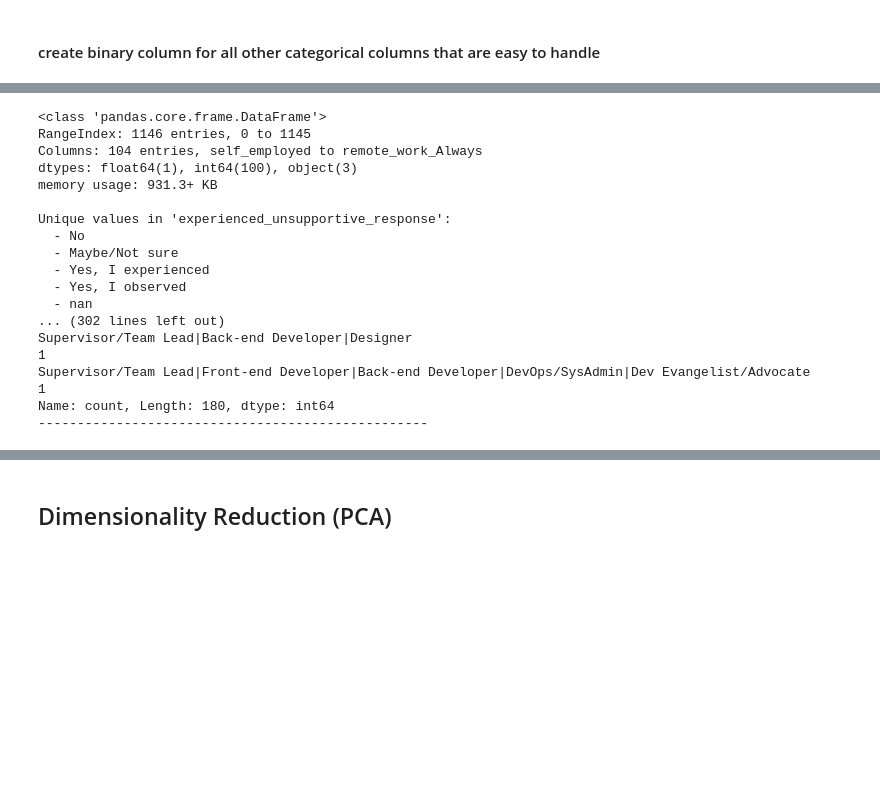
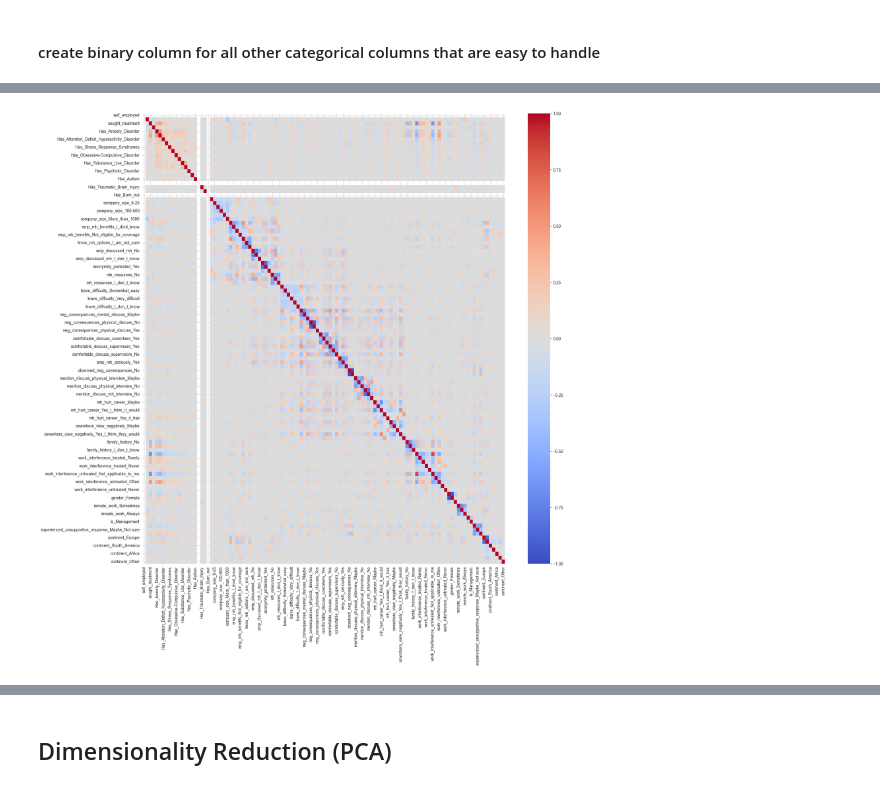
Before and after one commit to KonradKlein91/ml_unservised_learning, a Jupyter notebook: main.ipynb, the cells around one changed output, grey strips where cells are left out. Saved outputs shown, nothing was run; the diff lists cells and outputs as text; code cells hidden in the pictures; blank space fills up the shorter version.

Commit message:
finalize converting df to binary columns

```diff
--- a/main.ipynb
+++ b/main.ipynb
@@ -523,0 +516,20 @@ df.head()
+# %%
+def categorize_position(position):
+    roles = position.split('|')
+
+    it_roles = ['Back-end Developer', 'Front-end Developer', 'DevOps/SysAdmin', 'Dev Evangelist/Advocate']
+    management_roles = ['Executive Leadership', 'Supervisor/Team Lead']
+
+    is_it_role = 1 if any(role in it_roles for role in roles) else 0
+    is_management = 1 if any(role in management_roles for role in roles) else 0
+
+    return is_it_role, is_management
+
+# Assuming your dataframe is named 'df' and the column is named 'position'
+df['Is_IT_Role'], df['Is_Management'] = zip(*df['position'].apply(categorize_position))
+
+# Display the results
+print(df[['position', 'Is_IT_Role', 'Is_Management']].head(10))
+
+# Drop the original 'position' column
+df = df.drop(columns=['position'])
@@ -523,0 +587,3 @@ df.head()
+# %%
+# Convert tech_company column to integer type
+df['tech_company'] = df['tech_company'].astype(int)
@@ -524,36 +676,7 @@ df.head()
 # %%
-df.info()
-df.head()
-# Get all categorical columns
-categorical_columns = df.select_dtypes(include=['object']).columns
-
-# Print unique values for each categorical column
-for column in categorical_columns:
-    print(f"\nUnique values in '{column}':")
-    unique_values = df[column].unique()
-    for value in unique_values:
-        print(f"  - {value}")
-    print(f"Total unique values: {len(unique_values)}")
-
-    # Optional: Print value counts
-    print("\nValue counts:")
-    print(df[column].value_counts(dropna=False))
-    print("-" * 50)
+corr_matrix = df.corr()
+plt.figure(figsize=(20,20))
+sns.heatmap(corr_matrix, annot=False, cmap='coolwarm')
+plt.show()
 # %% [output]
-<class 'pandas.core.frame.DataFrame'>
-RangeIndex: 1146 entries, 0 to 1145
-Columns: 104 entries, self_employed to remote_work_Always
-dtypes: float64(1), int64(100), object(3)
-memory usage: 931.3+ KB
-
-Unique values in 'experienced_unsupportive_response':
-  - No
-  - Maybe/Not sure
-  - Yes, I experienced
-  - Yes, I observed
-  - nan
-... (302 lines left out)
-Supervisor/Team Lead|Back-end Developer|Designer                                                            1
-Supervisor/Team Lead|Front-end Developer|Back-end Developer|DevOps/SysAdmin|Dev Evangelist/Advocate         1
-Name: count, Length: 180, dtype: int64
---------------------------------------------------
+[figure, added]
```
Also changed, not shown: parts of 10 cells of this notebook.
